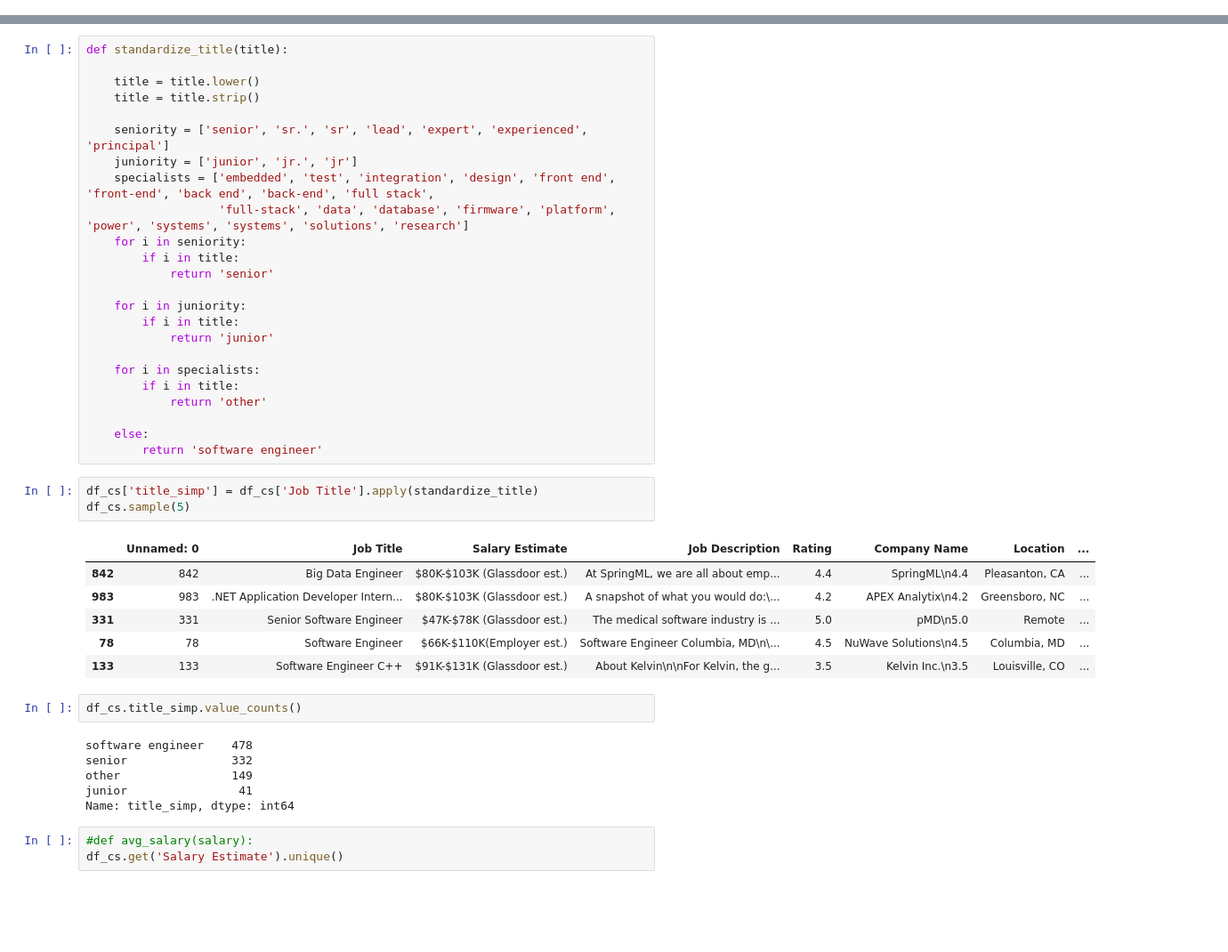
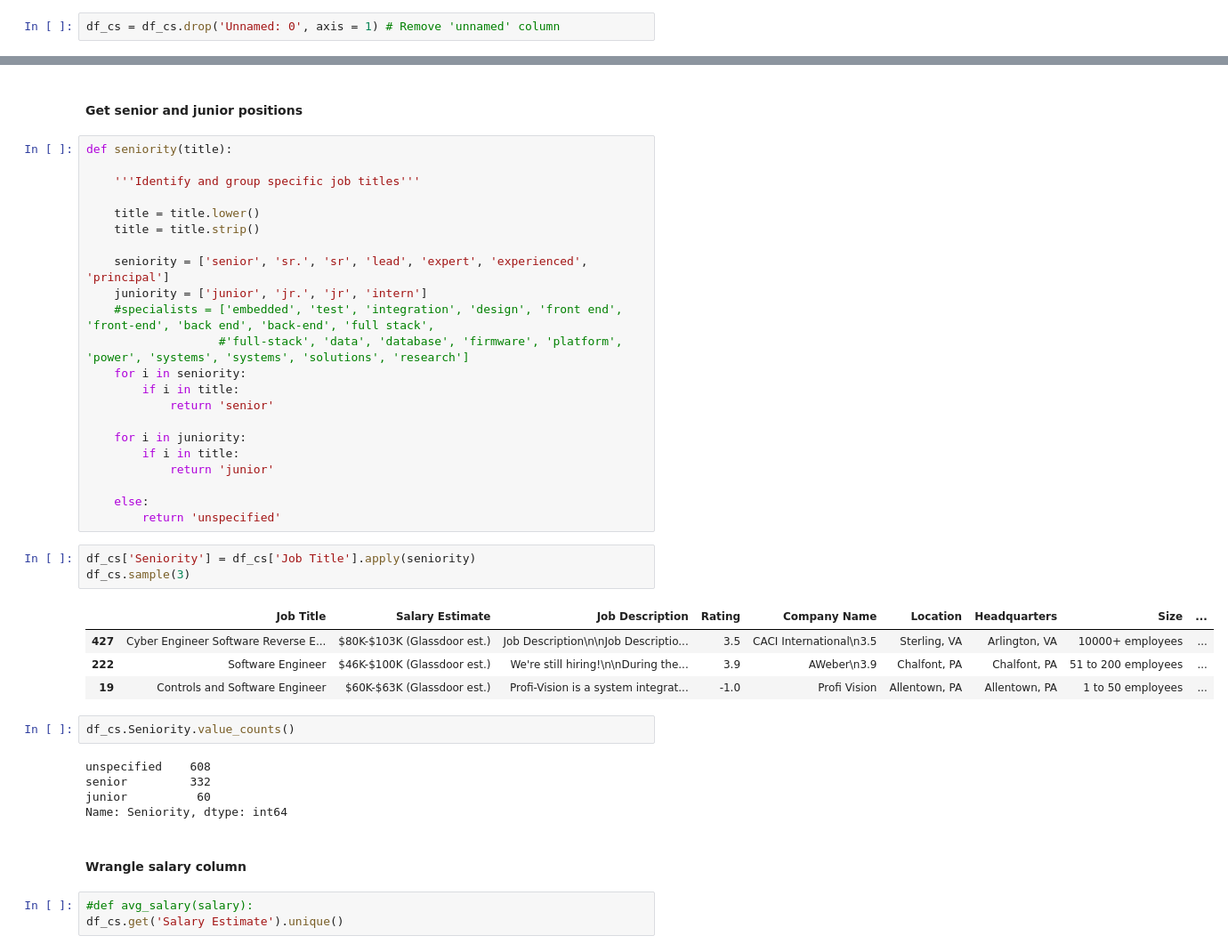
Before and after one commit to damehero/COGS108_Repo, a Jupyter notebook: FinalProject_group62.ipynb, the cells around one changed output, grey strips where cells are left out. Shown at 89% size. Saved outputs shown, nothing was run; the diff lists cells and outputs as text; blank space fills up the shorter version.

Commit message:
Cleaned, work on Descriptions

```diff
--- a/FinalProject_group62.ipynb
+++ b/FinalProject_group62.ipynb
@@ -28,0 +35,2 @@ df_cs
+# %%
+df_cs = df_cs.drop('Unnamed: 0', axis = 1) # Remove 'unnamed' column
@@ -49,13 +48,17 @@ array(['Software Engineer', 'Test Engineer',
+# %% [markdown]
+#### Get senior and junior positions
 # %%
-def standardize_title(title):
+def seniority(title):
+
+    '''Identify and group specific job titles'''
 
     title = title.lower()
     title = title.strip()
 
     seniority = ['senior', 'sr.', 'sr', 'lead', 'expert', 'experienced', 'principal']
-    juniority = ['junior', 'jr.', 'jr']
-    specialists = ['embedded', 'test', 'integration', 'design', 'front end', 'front-end', 'back end', 'back-end', 'full stack',
-                   'full-stack', 'data', 'database', 'firmware', 'platform', 'power', 'systems', 'systems', 'solutions', 'research']
+    juniority = ['junior', 'jr.', 'jr', 'intern']
+    #specialists = ['embedded', 'test', 'integration', 'design', 'front end', 'front-end', 'back end', 'back-end', 'full stack',
+                   #'full-stack', 'data', 'database', 'firmware', 'platform', 'power', 'systems', 'systems', 'solutions', 'research']
     for i in seniority:
         if i in title:
             return 'senior'
@@ -64,30 +67,25 @@ def standardize_title(title):
         if i in title:
             return 'junior'
 
-    for i in specialists:
-        if i in title:
-            return 'other'
-
     else:
-        return 'software engineer'
+        return 'unspecified'
 # %%
-df_cs['title_simp'] = df_cs['Job Title'].apply(standardize_title)
-df_cs.sample(5)
+df_cs['Seniority'] = df_cs['Job Title'].apply(seniority)
+df_cs.sample(3)
 # %% [output]
-|  | Unnamed: 0 | Job Title | Salary Estimate | Job Description | Rating | Company Name | Location | ... |
-| 842 | 842 | Big Data Engineer | $80K-$103K (Glassdoor est.) | At SpringML, we are all about emp... | 4.4 | SpringML\n4.4 | Pleasanton, CA | ... |
-| 983 | 983 | .NET Application Developer Intern... | $80K-$103K (Glassdoor est.) | A snapshot of what you would do:\... | 4.2 | APEX Analytix\n4.2 | Greensboro, NC | ... |
-| 331 | 331 | Senior Software Engineer | $47K-$78K (Glassdoor est.) | The medical software industry is ... | 5.0 | pMD\n5.0 | Remote | ... |
-| 78 | 78 | Software Engineer | $66K-$110K(Employer est.) | Software Engineer Columbia, MD\n\... | 4.5 | NuWave Solutions\n4.5 | Columbia, MD | ... |
-| 133 | 133 | Software Engineer C++ | $91K-$131K (Glassdoor est.) | About Kelvin\n\nFor Kelvin, the g... | 3.5 | Kelvin Inc.\n3.5 | Louisville, CO | ... |
+|  | Job Title | Salary Estimate | Job Description | Rating | Company Name | Location | Headquarters | Size | ... |
+| 427 | Cyber Engineer Software Reverse E... | $80K-$103K (Glassdoor est.) | Job Description\n\nJob Descriptio... | 3.5 | CACI International\n3.5 | Sterling, VA | Arlington, VA | 10000+ employees | ... |
+| 222 | Software Engineer | $46K-$100K (Glassdoor est.) | We're still hiring!\n\nDuring the... | 3.9 | AWeber\n3.9 | Chalfont, PA | Chalfont, PA | 51 to 200 employees | ... |
+| 19 | Controls and Software Engineer | $60K-$63K (Glassdoor est.) | Profi-Vision is a system integrat... | -1.0 | Profi Vision | Allentown, PA | Allentown, PA | 1 to 50 employees | ... |
 # %%
-df_cs.title_simp.value_counts()
+df_cs.Seniority.value_counts()
 # %% [output]
-software engineer    478
-senior               332
-other                149
-junior                41
-Name: title_simp, dtype: int64
+unspecified    608
+senior         332
+junior          60
+Name: Seniority, dtype: int64
+# %% [markdown]
+#### Wrangle salary column
 # %%
 #def avg_salary(salary):
 df_cs.get('Salary Estimate').unique()
```
Also changed, not shown: parts of 49 cells of this notebook, 3 other files.
